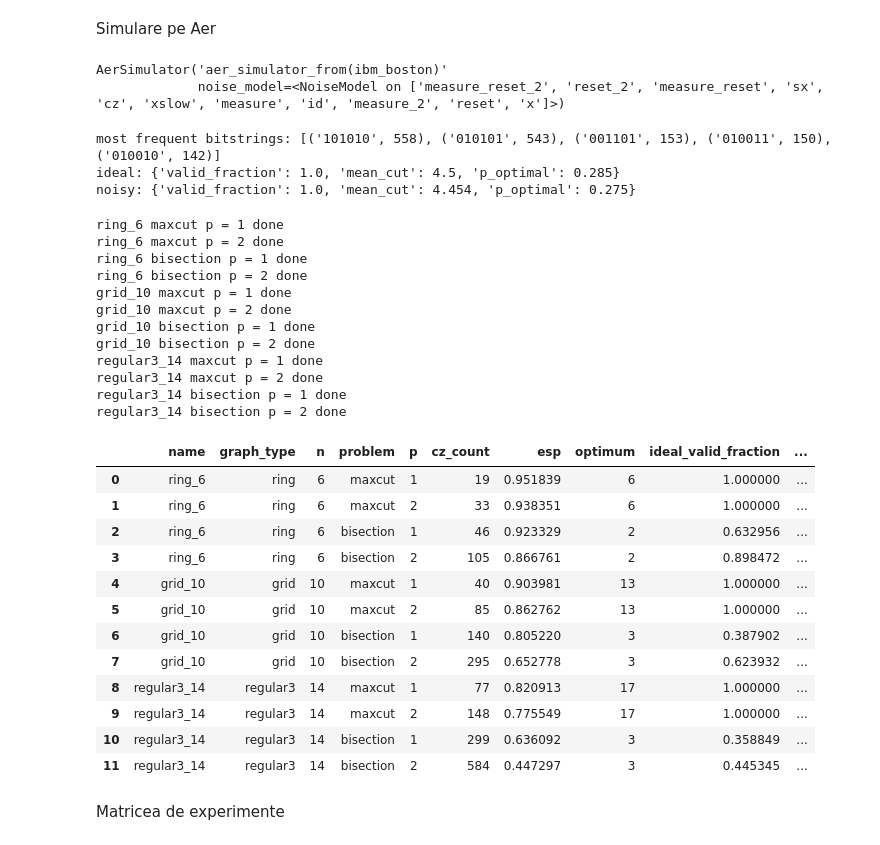
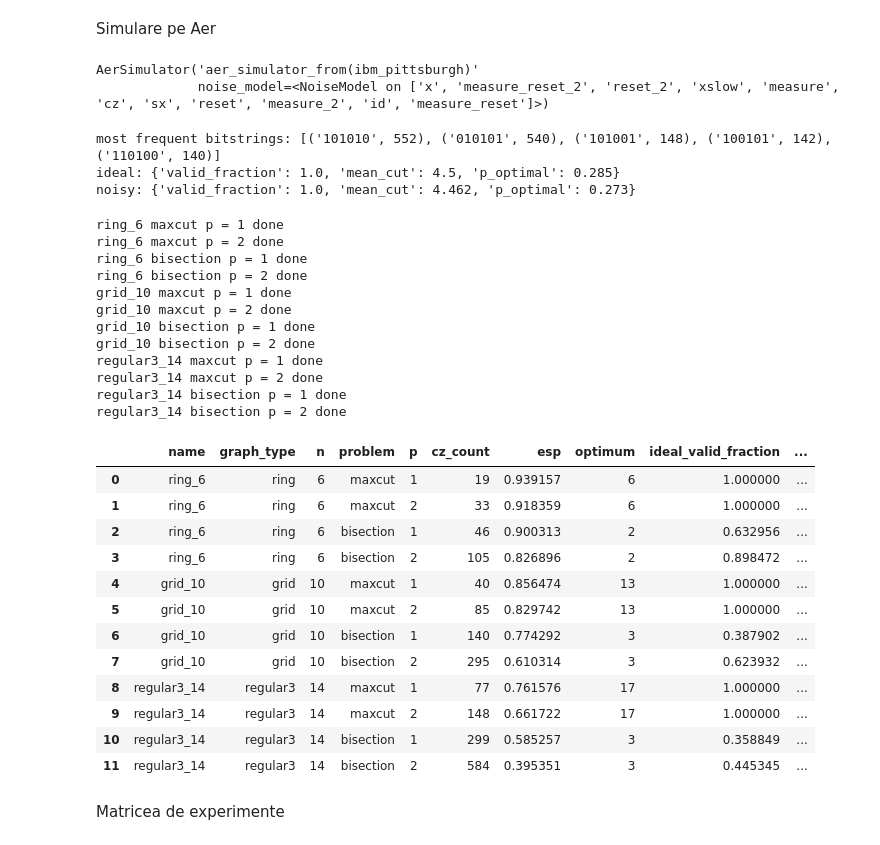
Before and after one commit to ana-maria-ghica/qaoa-process-partitioning, a Jupyter notebook: notebooks/05_hardware.ipynb, the cells around one changed output. Saved outputs shown, nothing was run; the diff lists cells and outputs as text; code cells hidden in the pictures.

```diff
--- a/notebooks/05_hardware.ipynb
+++ b/notebooks/05_hardware.ipynb
@@ -43,7 +43,7 @@ for candidate in service.backends(operational=True, simulator=False):
 comparison = pd.DataFrame(rows).sort_values("median_2q_error")
 comparison
 
-BACKEND_NAME = "ibm_boston"
+BACKEND_NAME = "ibm_pittsburgh"
 backend = service.backend(BACKEND_NAME)
 # %%
 comparison.to_csv("../data/qpu/backend_comparison_2026-10-26.csv", index=False)
@@ -221,8 +221,8 @@ from qiskit_aer import AerSimulator
 noisy_simulator = AerSimulator.from_backend(backend)
 print(noisy_simulator)
 # %% [output]
-AerSimulator('aer_simulator_from(ibm_boston)'
-             noise_model=<NoiseModel on ['measure_reset_2', 'reset_2', 'measure_reset', 'sx', 'cz', 'xslow', 'measure', 'id', 'measure_2', 'reset', 'x']>)
+AerSimulator('aer_simulator_from(ibm_pittsburgh)'
+             noise_model=<NoiseModel on ['x', 'measure_reset_2', 'reset_2', 'xslow', 'measure', 'cz', 'sx', 'reset', 'measure_2', 'id', 'measure_reset']>)
 # %%
 from src.classical import max_cut_bruteforce, bisection_bruteforce
 from src.qaoa import qaoa_metrics
@@ -262,9 +262,9 @@ noisy = qaoa_metrics(graph, problem, probabilities, optimal_bitstrings)
 print("ideal:", {k: round(row[k], 3) for k in ["valid_fraction", "mean_cut", "p_optimal"]})
 print("noisy:", {k: round(noisy[k], 3) for k in ["valid_fraction", "mean_cut", "p_optimal"]})
 # %% [output]
-most frequent bitstrings: [('101010', 558), ('010101', 543), ('001101', 153), ('010011', 150), ('010010', 142)]
+most frequent bitstrings: [('101010', 552), ('010101', 540), ('101001', 148), ('100101', 142), ('110100', 140)]
 ideal: {'valid_fraction': 1.0, 'mean_cut': 4.5, 'p_optimal': 0.285}
-noisy: {'valid_fraction': 1.0, 'mean_cut': 4.454, 'p_optimal': 0.275}
+noisy: {'valid_fraction': 1.0, 'mean_cut': 4.462, 'p_optimal': 0.273}
 # %%
 selected = ["ring_6", "grid_10", "regular3_14"]
 noisy_rows = []
@@ -288,46 +288,46 @@ for name in selected:
                 "problem": problem,
                 "p": p,
                 "cz_count": transpiled.count_ops().get("cz", 0),
                 "esp": estimated_success(transpiled, backend),
                 "optimum": optimum,
                 "ideal_valid_fraction": row["valid_fraction"],
                 "noisy_valid_fraction": noisy["valid_fraction"],
                 "ideal_mean_cut": row["mean_cut"],
                 "noisy_mean_cut": noisy["mean_cut"],
                 "ideal_p_optimal": row["p_optimal"],
                 "noisy_p_optimal": noisy["p_optimal"],
             })
             print(name, problem, "p =", p, "done")
 
 noisy_results = pd.DataFrame(noisy_rows)
-noisy_results.to_csv("../results/sim_noisy_ibm_boston.csv", index=False)
+noisy_results.to_csv("../results/sim_noisy_ibm_pittsburgh.csv", index=False)
 noisy_results
 # %% [output]
 ring_6 maxcut p = 1 done
 ring_6 maxcut p = 2 done
 ring_6 bisection p = 1 done
 ring_6 bisection p = 2 done
 grid_10 maxcut p = 1 done
 grid_10 maxcut p = 2 done
 grid_10 bisection p = 1 done
 grid_10 bisection p = 2 done
 regular3_14 maxcut p = 1 done
 regular3_14 maxcut p = 2 done
 regular3_14 bisection p = 1 done
 regular3_14 bisection p = 2 done
 |  | name | graph_type | n | problem | p | cz_count | esp | optimum | ideal_valid_fraction | ... |
-| 0 | ring_6 | ring | 6 | maxcut | 1 | 19 | 0.951839 | 6 | 1.000000 | ... |
-| 1 | ring_6 | ring | 6 | maxcut | 2 | 33 | 0.938351 | 6 | 1.000000 | ... |
-| 2 | ring_6 | ring | 6 | bisection | 1 | 46 | 0.923329 | 2 | 0.632956 | ... |
-| 3 | ring_6 | ring | 6 | bisection | 2 | 105 | 0.866761 | 2 | 0.898472 | ... |
-| 4 | grid_10 | grid | 10 | maxcut | 1 | 40 | 0.903981 | 13 | 1.000000 | ... |
-| 5 | grid_10 | grid | 10 | maxcut | 2 | 85 | 0.862762 | 13 | 1.000000 | ... |
-| 6 | grid_10 | grid | 10 | bisection | 1 | 140 | 0.805220 | 3 | 0.387902 | ... |
-| 7 | grid_10 | grid | 10 | bisection | 2 | 295 | 0.652778 | 3 | 0.623932 | ... |
-| 8 | regular3_14 | regular3 | 14 | maxcut | 1 | 77 | 0.820913 | 17 | 1.000000 | ... |
-| 9 | regular3_14 | regular3 | 14 | maxcut | 2 | 148 | 0.775549 | 17 | 1.000000 | ... |
-| 10 | regular3_14 | regular3 | 14 | bisection | 1 | 299 | 0.636092 | 3 | 0.358849 | ... |
-| 11 | regular3_14 | regular3 | 14 | bisection | 2 | 584 | 0.447297 | 3 | 0.445345 | ... |
+| 0 | ring_6 | ring | 6 | maxcut | 1 | 19 | 0.939157 | 6 | 1.000000 | ... |
+| 1 | ring_6 | ring | 6 | maxcut | 2 | 33 | 0.918359 | 6 | 1.000000 | ... |
+| 2 | ring_6 | ring | 6 | bisection | 1 | 46 | 0.900313 | 2 | 0.632956 | ... |
+| 3 | ring_6 | ring | 6 | bisection | 2 | 105 | 0.826896 | 2 | 0.898472 | ... |
+| 4 | grid_10 | grid | 10 | maxcut | 1 | 40 | 0.856474 | 13 | 1.000000 | ... |
+| 5 | grid_10 | grid | 10 | maxcut | 2 | 85 | 0.829742 | 13 | 1.000000 | ... |
+| 6 | grid_10 | grid | 10 | bisection | 1 | 140 | 0.774292 | 3 | 0.387902 | ... |
+| 7 | grid_10 | grid | 10 | bisection | 2 | 295 | 0.610314 | 3 | 0.623932 | ... |
+| 8 | regular3_14 | regular3 | 14 | maxcut | 1 | 77 | 0.761576 | 17 | 1.000000 | ... |
+| 9 | regular3_14 | regular3 | 14 | maxcut | 2 | 148 | 0.661722 | 17 | 1.000000 | ... |
+| 10 | regular3_14 | regular3 | 14 | bisection | 1 | 299 | 0.585257 | 3 | 0.358849 | ... |
+| 11 | regular3_14 | regular3 | 14 | bisection | 2 | 584 | 0.395351 | 3 | 0.445345 | ... |
 # %% [markdown]
 Matricea de experimente
 # %%
```
Also changed, not shown: parts of 5 cells of this notebook, 47 other files.
